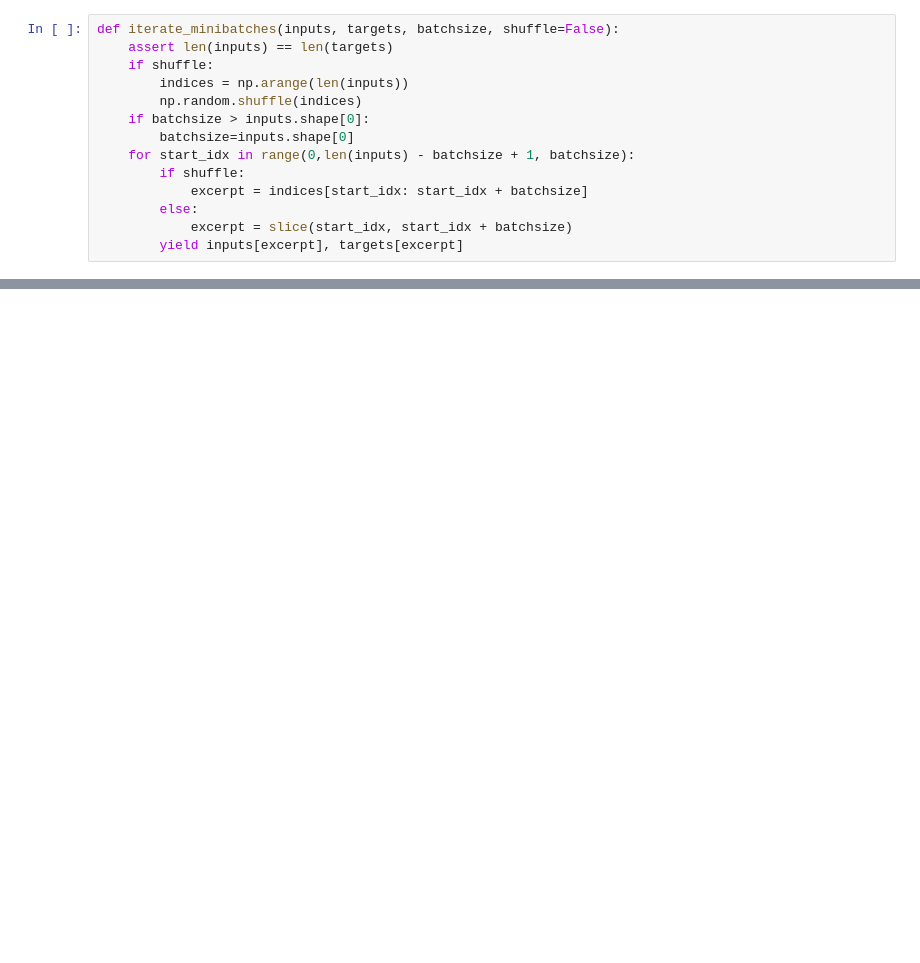
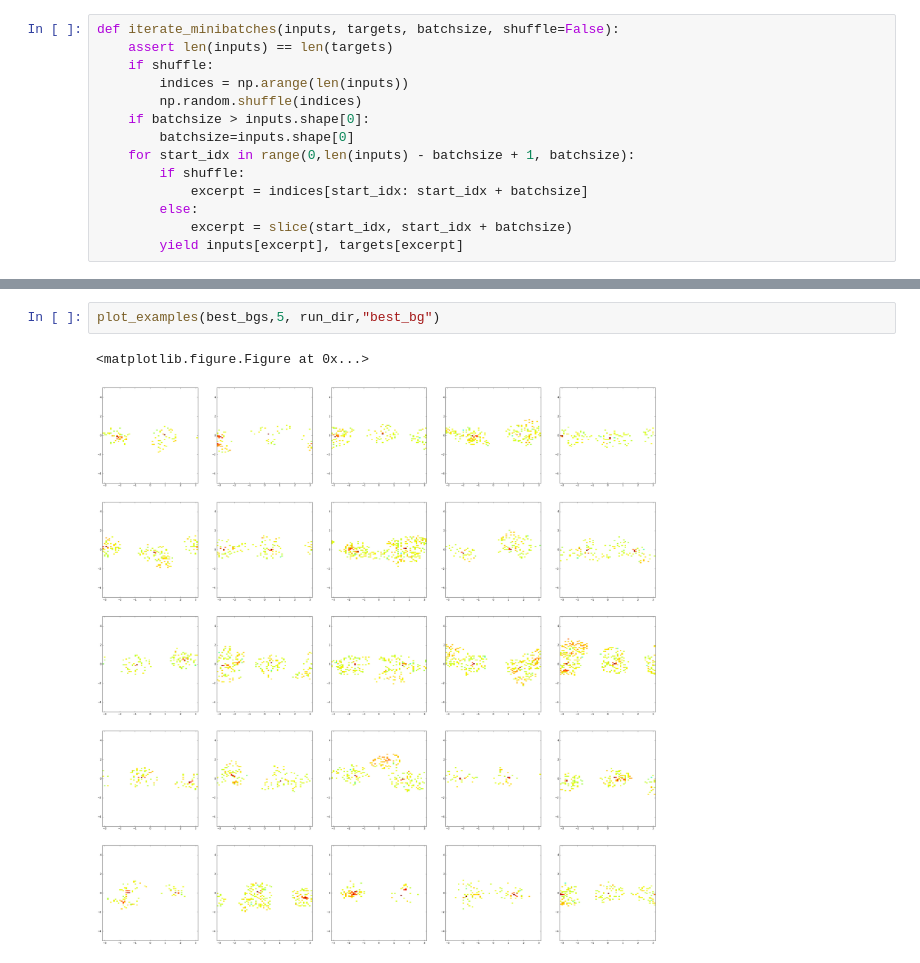
Before and after one commit to eracah/atlas_dl, a Jupyter notebook: atlas_main.ipynb, the cells around one changed output, grey strips where cells are left out. Cells and saved outputs as stored; diff of their text form; blank space fills up the shorter version.

```diff
--- a/atlas_main.ipynb
+++ b/atlas_main.ipynb
@@ -272,0 +459,5 @@ INFO:log_train:x avg : 0.00021 shape: (128, 1, 62, 100) : iter: 1  loss :  0.891
+# %%
+plot_examples(best_bgs,5, run_dir,"best_bg")
+# %% [output]
+<matplotlib.figure.Figure at 0x...>
+[figure, added]
```
Also changed, not shown: parts of 38 cells of this notebook, 2 other files.
